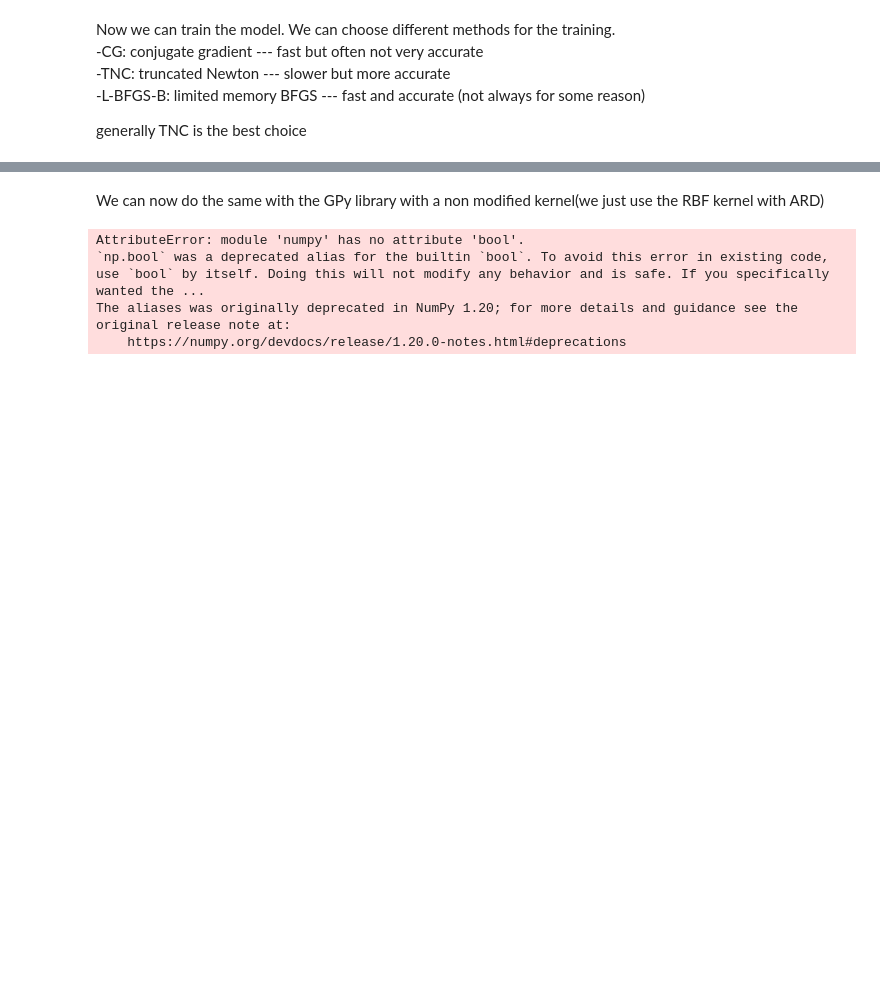
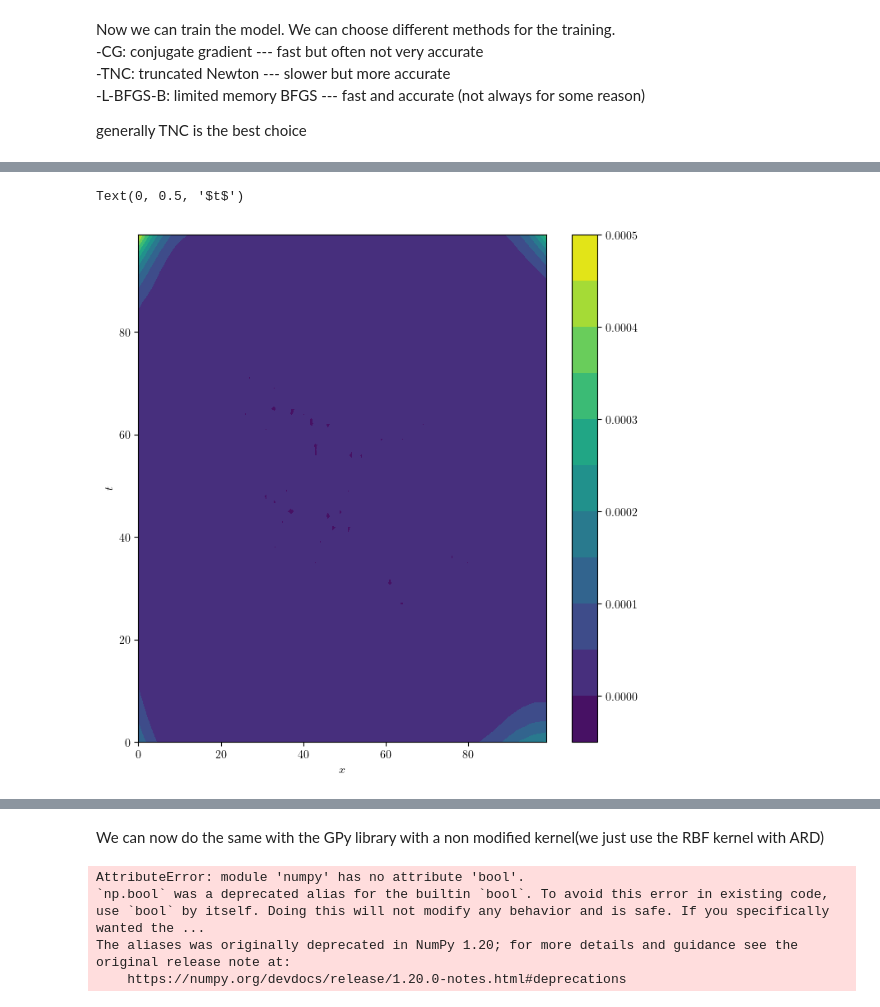
Before and after one commit to TobiLeitgeb/Code_bac, a Jupyter notebook: final_examples/heat_equation/heat_equation.ipynb, the cells around one changed output, grey strips where cells are left out. Cells and saved outputs as stored; diff of their text form; code cells hidden in the pictures; blank space fills up the shorter version.

```diff
--- a/final_examples/heat_equation/heat_equation.ipynb
+++ b/final_examples/heat_equation/heat_equation.ipynb
@@ -67,0 +91,18 @@ model_heat_equation.predict_model(X_star)
+# %%
+variance = model_heat_equation.var_u
+variance = variance.reshape(n_test_points,n_test_points)
+variance.shape
+import matplotlib.pyplot as plt
+import matplotlib
+matplotlib.rcParams['text.usetex'] = True
+matplotlib.rcParams['text.latex.preamble'] = r'\usepackage{amsmath}'
+plt.figure(figsize=(8,8))
+
+#plt.contour(variance, cmap='viridis',levels=20)
+plt.contourf(variance, cmap='viridis',levels=10)
+plt.colorbar()
+plt.xlabel(f"$x$")
+plt.ylabel(f"$t$")
+# %% [output]
+Text(0, 0.5, '$t$')
+[figure, added]
```
Also changed, not shown: parts of 11 cells of this notebook, 14 other files.
